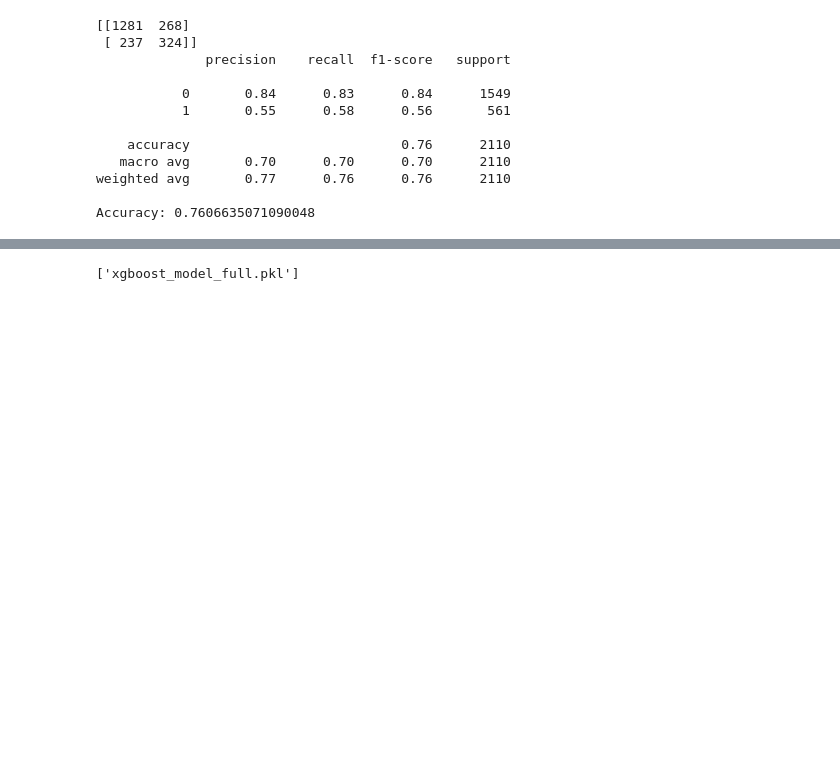
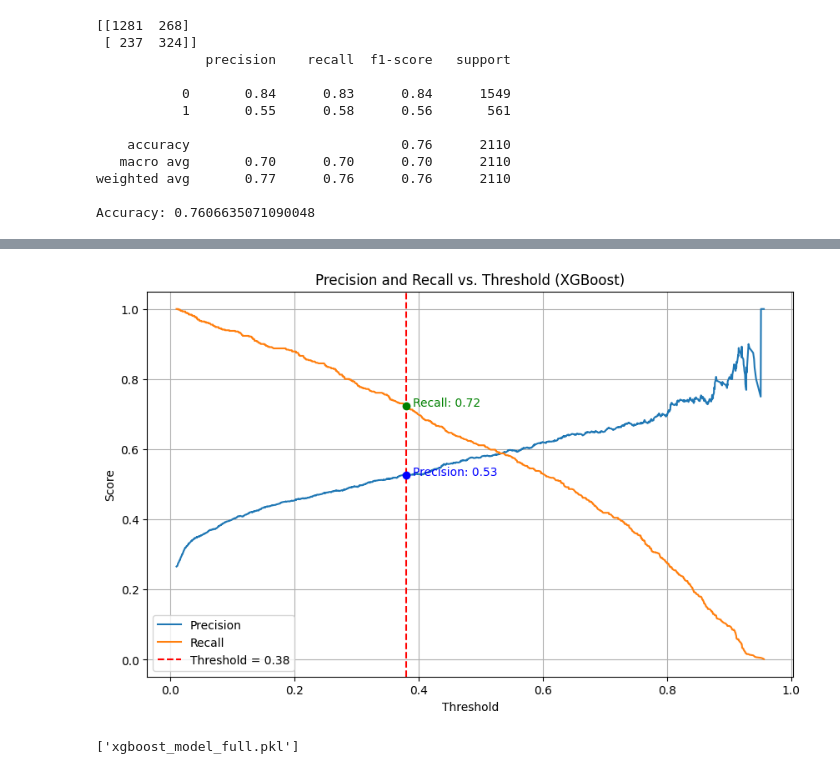
Before and after one commit to jhovanisabuchi/Churn-Detector, a Jupyter notebook: notebooks/Xgboost.ipynb, the cells around one changed output, grey strips where cells are left out. Cells and saved outputs as stored; diff of their text form; code cells hidden in the pictures; blank space fills up the shorter version.

```diff
--- a/notebooks/Xgboost.ipynb
+++ b/notebooks/Xgboost.ipynb
@@ -358,3 +358,32 @@ weighted avg       0.80      0.79      0.79      2110
+# %%
+from sklearn.metrics import precision_recall_curve
+import matplotlib.pyplot as plt
+import numpy as np
+
+# y_probs should be the predicted probabilities for class 1 (churn)
+precision, recall, thresholds = precision_recall_curve(y_test, y_probs)
+
+plt.figure(figsize=(10,6))
+plt.plot(thresholds, precision[:-1], label="Precision")
+plt.plot(thresholds, recall[:-1], label="Recall")
+
+# Highlight threshold = 0.38 (or any threshold you want)
+thresh_target = 0.38
+thresh_idx = (np.abs(thresholds - thresh_target)).argmin()
+plt.axvline(x=thresh_target, color='red', linestyle='--', label=f'Threshold = {thresh_target}')
+plt.scatter([thresh_target], [precision[thresh_idx]], color='blue', zorder=5)
+plt.scatter([thresh_target], [recall[thresh_idx]], color='green', zorder=5)
+plt.text(thresh_target+0.01, precision[thresh_idx], f"Precision: {precision[thresh_idx]:.2f}", color='blue')
+plt.text(thresh_target+0.01, recall[thresh_idx], f"Recall: {recall[thresh_idx]:.2f}", color='green')
+
+plt.xlabel("Threshold")
+plt.ylabel("Score")
+plt.title("Precision and Recall vs. Threshold (XGBoost)")
+plt.legend()
+plt.grid(True)
+plt.show()
+# %% [output]
+[figure, added]
 # %%
 import joblib
 joblib.dump(model, 'xgboost_model_full.pkl')
```
Also changed, not shown: parts of 3 cells of this notebook, 1 other file.
